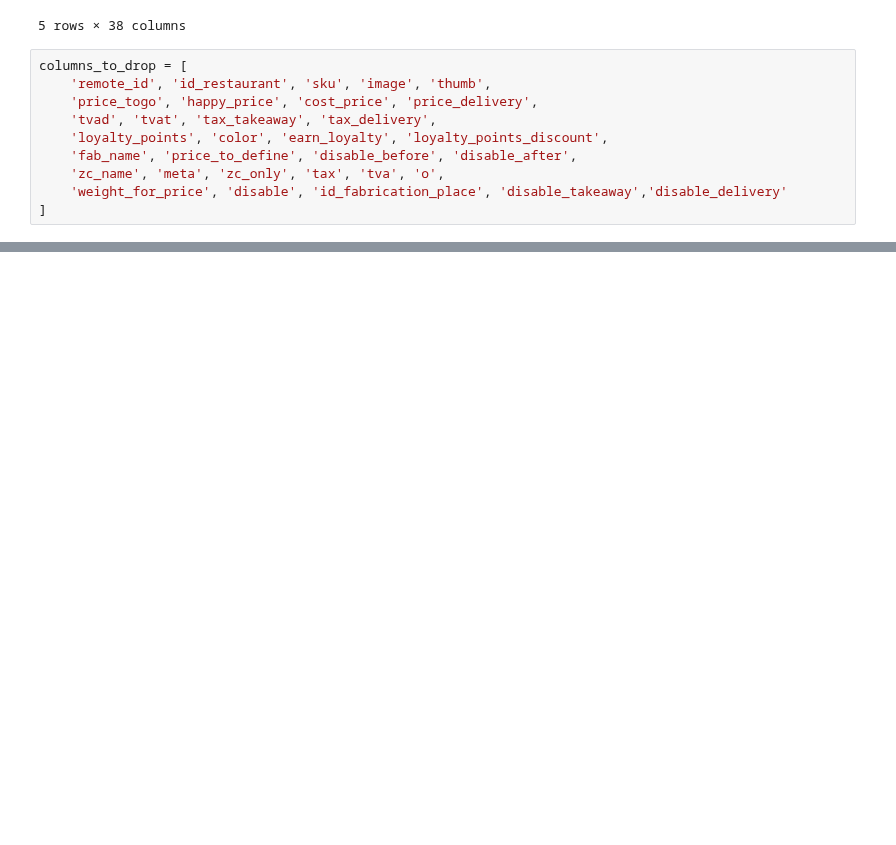
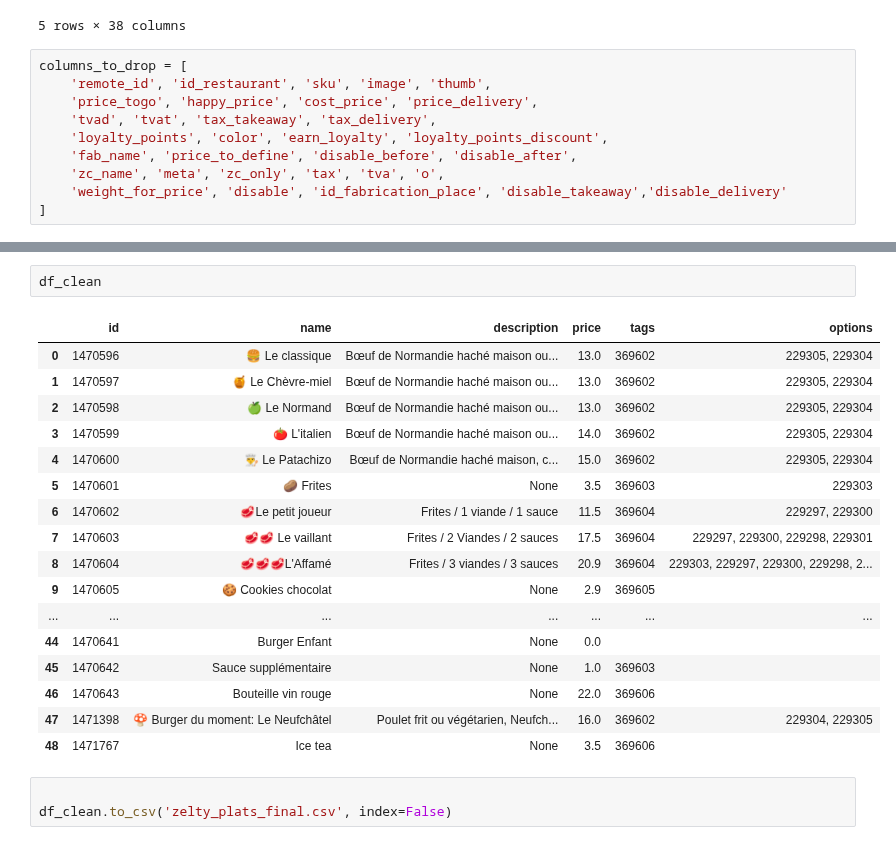
Before and after one commit to IshemZ/Zelty_api, a Jupyter notebook: zelty_dishes.ipynb, the cells around one changed output, grey strips where cells are left out. Drawn from its saved outputs; the diff is of its cells as text; blank space fills up the shorter version.

```diff
--- a/zelty_dishes.ipynb
+++ b/zelty_dishes.ipynb
@@ -87,0 +91,23 @@ df_clean.head()
+# %%
+df_clean
+# %% [output]
+|  | id | name | description | price | tags | options |
+| 0 | 1470596 | 🍔 Le classique | Bœuf de Normandie haché maison ou... | 13.0 | 369602 | 229305, 229304 |
+| 1 | 1470597 | 🍯 Le Chèvre-miel | Bœuf de Normandie haché maison ou... | 13.0 | 369602 | 229305, 229304 |
+| 2 | 1470598 | 🍏 Le Normand | Bœuf de Normandie haché maison ou... | 13.0 | 369602 | 229305, 229304 |
+| 3 | 1470599 | 🍅 L'italien | Bœuf de Normandie haché maison ou... | 14.0 | 369602 | 229305, 229304 |
+| 4 | 1470600 | 👨‍🍳 Le Patachizo | Bœuf de Normandie haché maison, c... | 15.0 | 369602 | 229305, 229304 |
+| 5 | 1470601 | 🥔 Frites | None | 3.5 | 369603 | 229303 |
+| 6 | 1470602 | 🥩Le petit joueur | Frites / 1 viande / 1 sauce | 11.5 | 369604 | 229297, 229300 |
+| 7 | 1470603 | 🥩🥩 Le vaillant | Frites / 2 Viandes / 2 sauces | 17.5 | 369604 | 229297, 229300, 229298, 229301 |
+| 8 | 1470604 | 🥩🥩🥩L'Affamé | Frites / 3 viandes / 3 sauces | 20.9 | 369604 | 229303, 229297, 229300, 229298, 2... |
+| 9 | 1470605 | 🍪 Cookies chocolat | None | 2.9 | 369605 |  |
+| ... | ... | ... | ... | ... | ... | ... |
+| 44 | 1470641 | Burger Enfant | None | 0.0 |  |  |
+| 45 | 1470642 | Sauce supplémentaire | None | 1.0 | 369603 |  |
+| 46 | 1470643 | Bouteille vin rouge | None | 22.0 | 369606 |  |
+| 47 | 1471398 | 🍄 Burger du moment: Le Neufchâtel | Poulet frit ou végétarien, Neufch... | 16.0 | 369602 | 229304, 229305 |
+| 48 | 1471767 | Ice tea | None | 3.5 | 369606 |  |
+# %%
+
+df_clean.to_csv('zelty_plats_final.csv', index=False)
```
Also changed, not shown: parts of 3 cells of this notebook, 1 other file.
